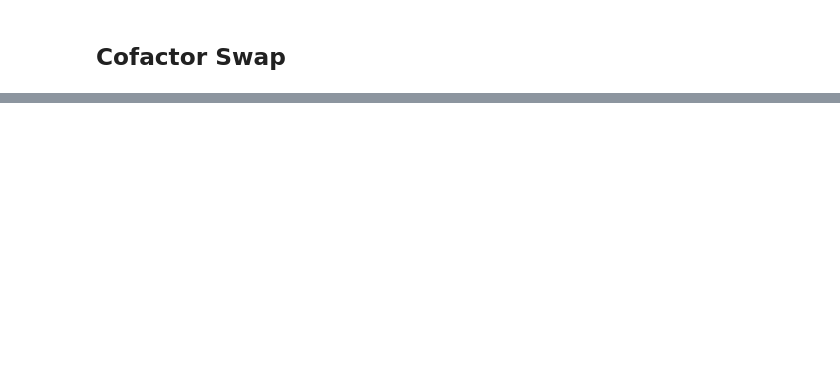
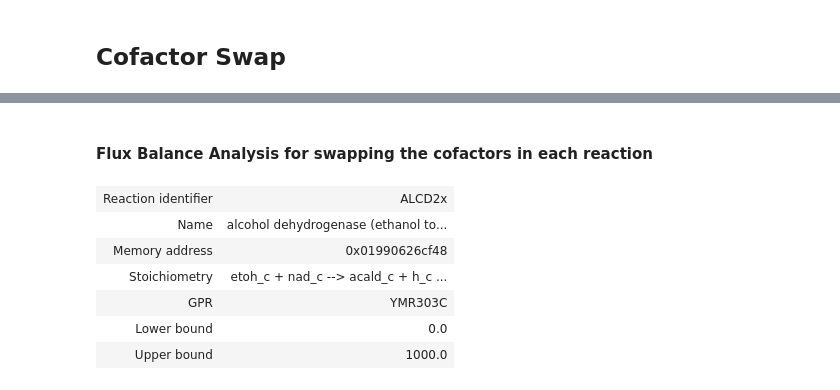
Before and after one commit to 27410/27410-group-assigment-group-4-resveratrol-in-s-cerevisiae, a Jupyter notebook: analysis/06.cofactor_swap.ipynb, the cells around one changed output, grey strips where cells are left out. Saved outputs shown, nothing was run; the diff lists cells and outputs as text; code cells hidden in the pictures; blank space fills up the shorter version.

```diff
--- a/analysis/06.cofactor_swap.ipynb
+++ b/analysis/06.cofactor_swap.ipynb
@@ -60,0 +104,13 @@ target type: cofactor-swap
+# %% [markdown]
+#### Flux Balance Analysis for swapping the cofactors in each reaction
+# %%
+# Show the top 3 reactions:
+model.reactions.get_by_id('ALCD2x')
+# %% [output]
+| Reaction identifier | ALCD2x |
+| Name | alcohol dehydrogenase (ethanol to... |
+| Memory address | 0x01990626cf48 |
+| Stoichiometry | etoh_c + nad_c --> acald_c + h_c ... |
+| GPR | YMR303C |
+| Lower bound | 0.0 |
+| Upper bound | 1000.0 |
```
Also changed, not shown: parts of 11 cells of this notebook, 5 other files.
